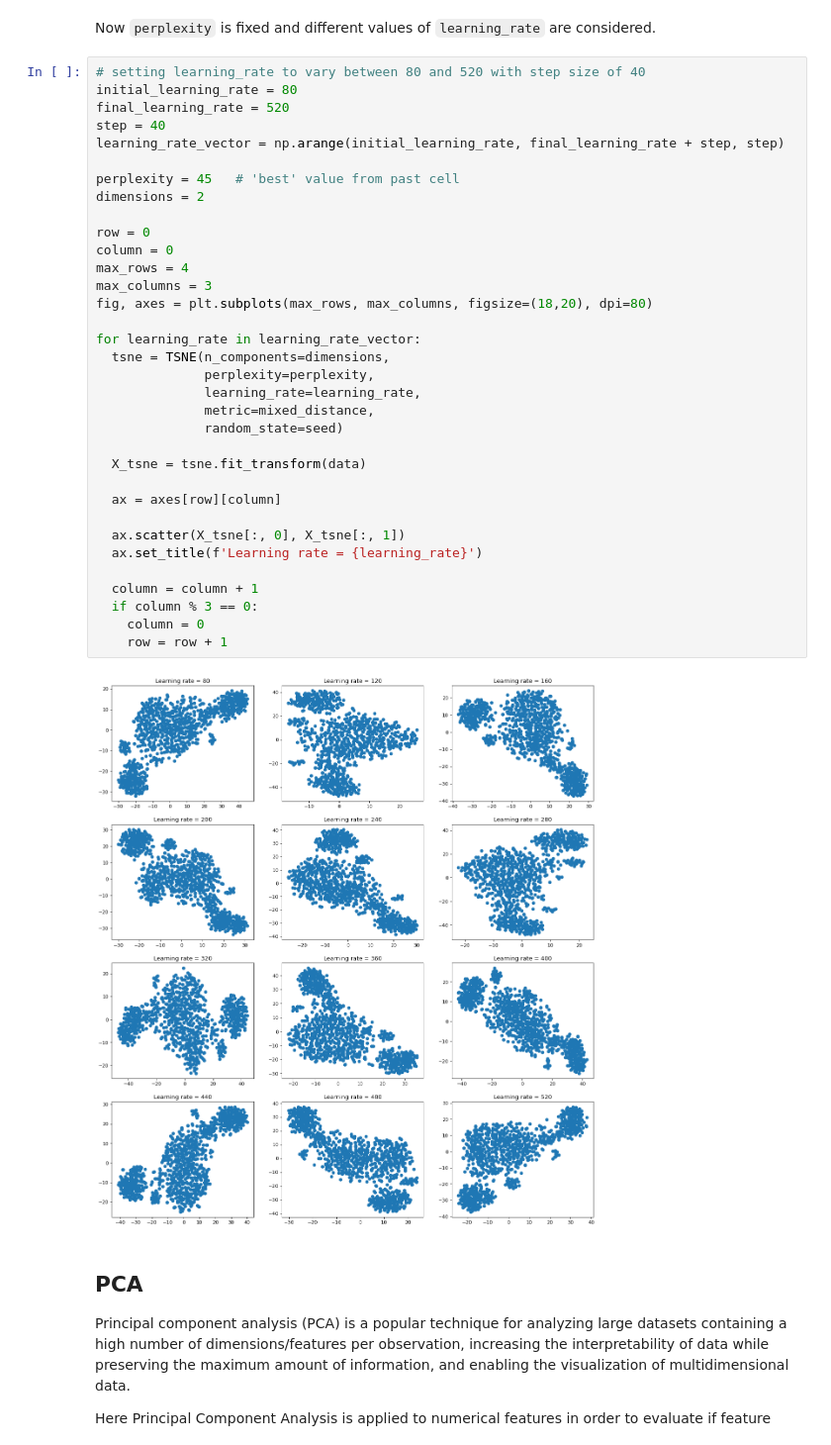
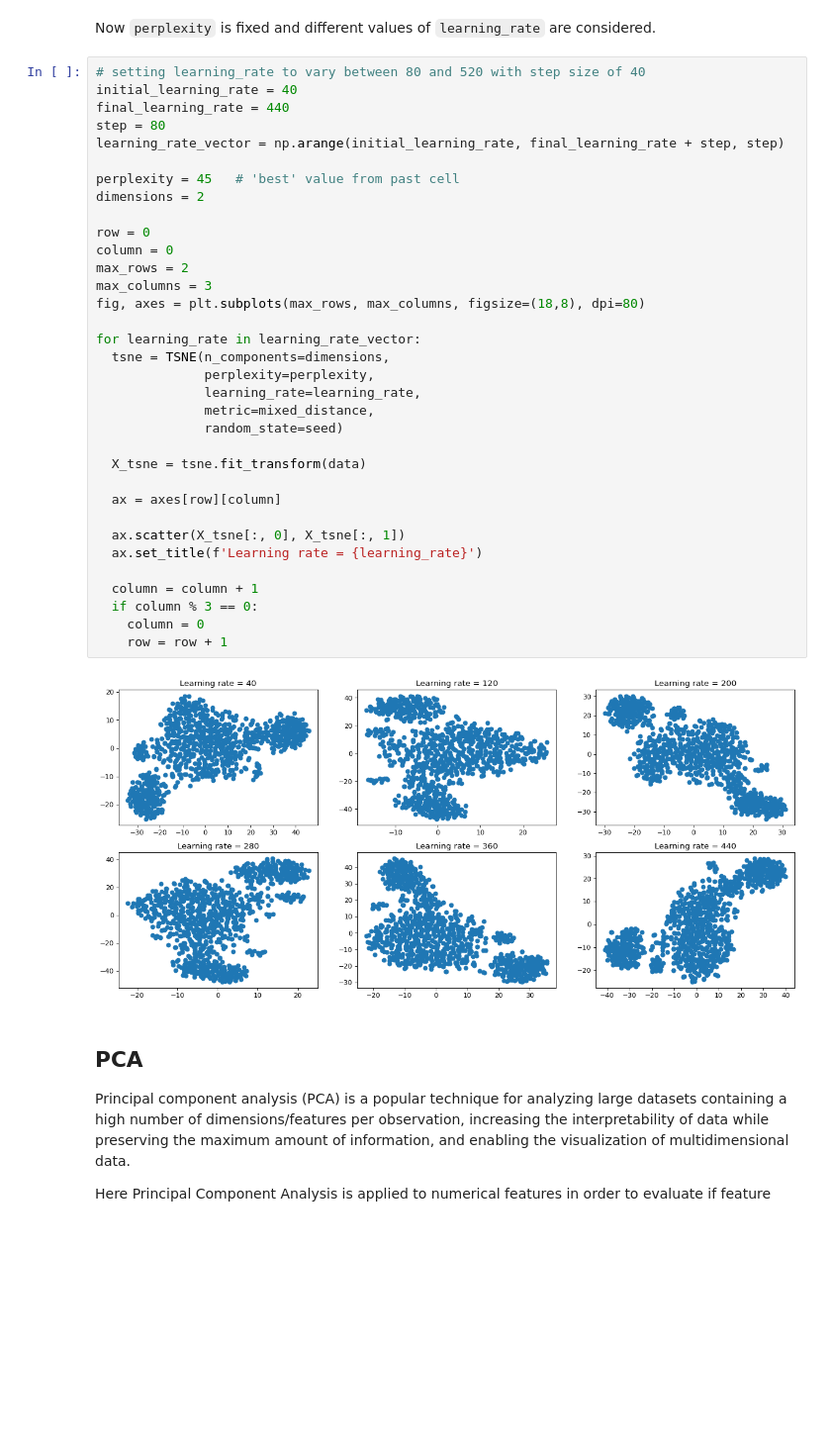
Before and after one commit to VenturelliMatteo/Clients-Clustering, a Jupyter notebook: Clustering.ipynb, the cells around one changed output. Shown at 99% size. Cells and saved outputs as stored; diff of their text form; blank space fills up the shorter version.

```diff
--- a/Clustering.ipynb
+++ b/Clustering.ipynb
@@ -141,40 +141,40 @@ for perplexity in perplexity_vector:
 Now <code>perplexity</code> is fixed and different values of <code>learning_rate</code> are considered.
 # %%
 # setting learning_rate to vary between 80 and 520 with step size of 40
-initial_learning_rate = 80
-final_learning_rate = 520
-step = 40
+initial_learning_rate = 40
+final_learning_rate = 440
+step = 80
 learning_rate_vector = np.arange(initial_learning_rate, final_learning_rate + step, step)
 
 perplexity = 45   # 'best' value from past cell
 dimensions = 2
 
 row = 0
 column = 0
-max_rows = 4
+max_rows = 2
 max_columns = 3
-fig, axes = plt.subplots(max_rows, max_columns, figsize=(18,20), dpi=80)
+fig, axes = plt.subplots(max_rows, max_columns, figsize=(18,8), dpi=80)
 
 for learning_rate in learning_rate_vector:
   tsne = TSNE(n_components=dimensions,
               perplexity=perplexity,
               learning_rate=learning_rate,
               metric=mixed_distance,
               random_state=seed)
 
   X_tsne = tsne.fit_transform(data)
 
   ax = axes[row][column]
 
   ax.scatter(X_tsne[:, 0], X_tsne[:, 1])
   ax.set_title(f'Learning rate = {learning_rate}')
 
   column = column + 1
   if column % 3 == 0:
     column = 0
     row = row + 1
 # %% [output]
-[figure, old version]
+[figure, new version]
 # %% [markdown]
 ## PCA
 Principal component analysis (PCA) is a popular technique for analyzing large datasets containing a high number of dimensions/features per observation, increasing the interpretability of data while preserving the maximum amount of information, and enabling the visualization of multidimensional data.
```
Also changed, not shown: parts of 21 cells of this notebook.
